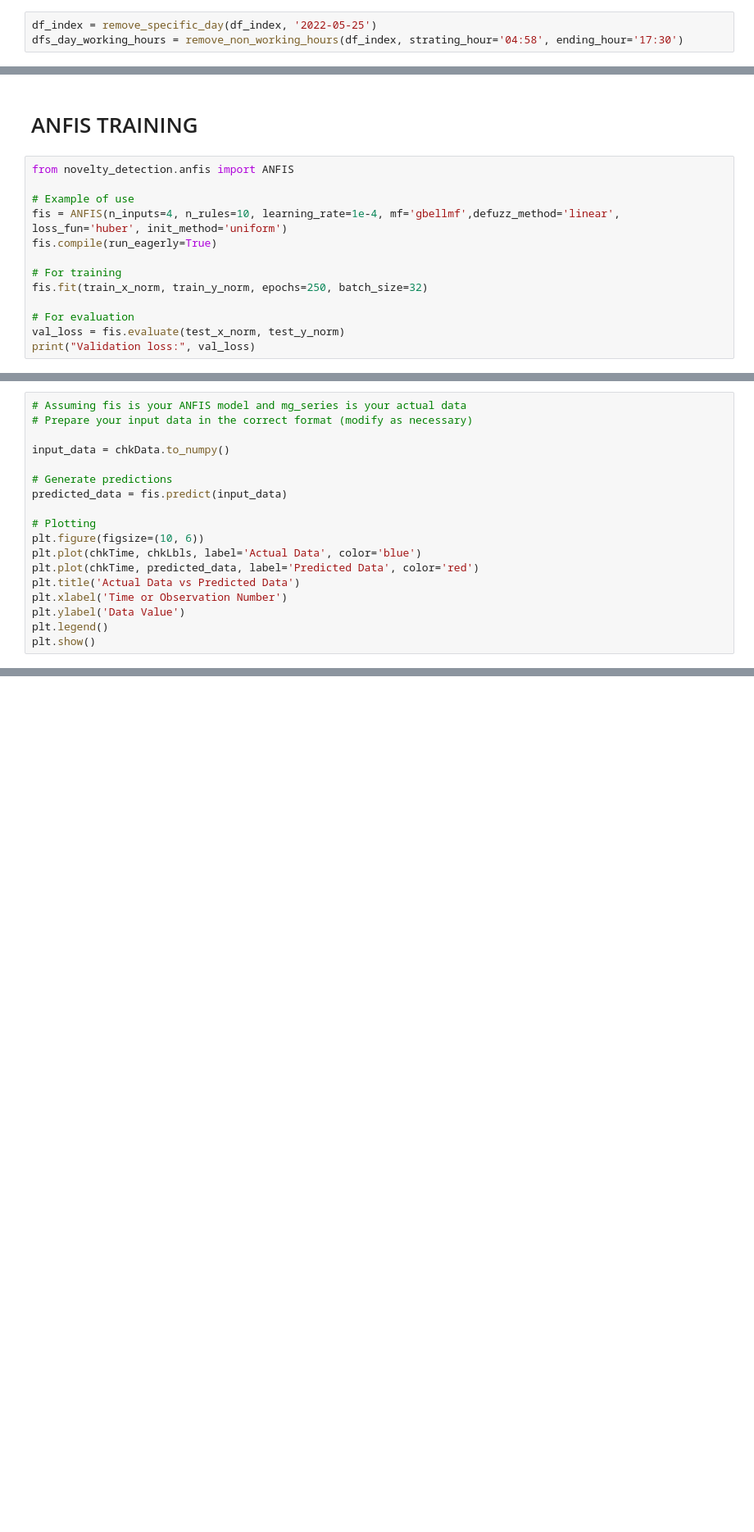
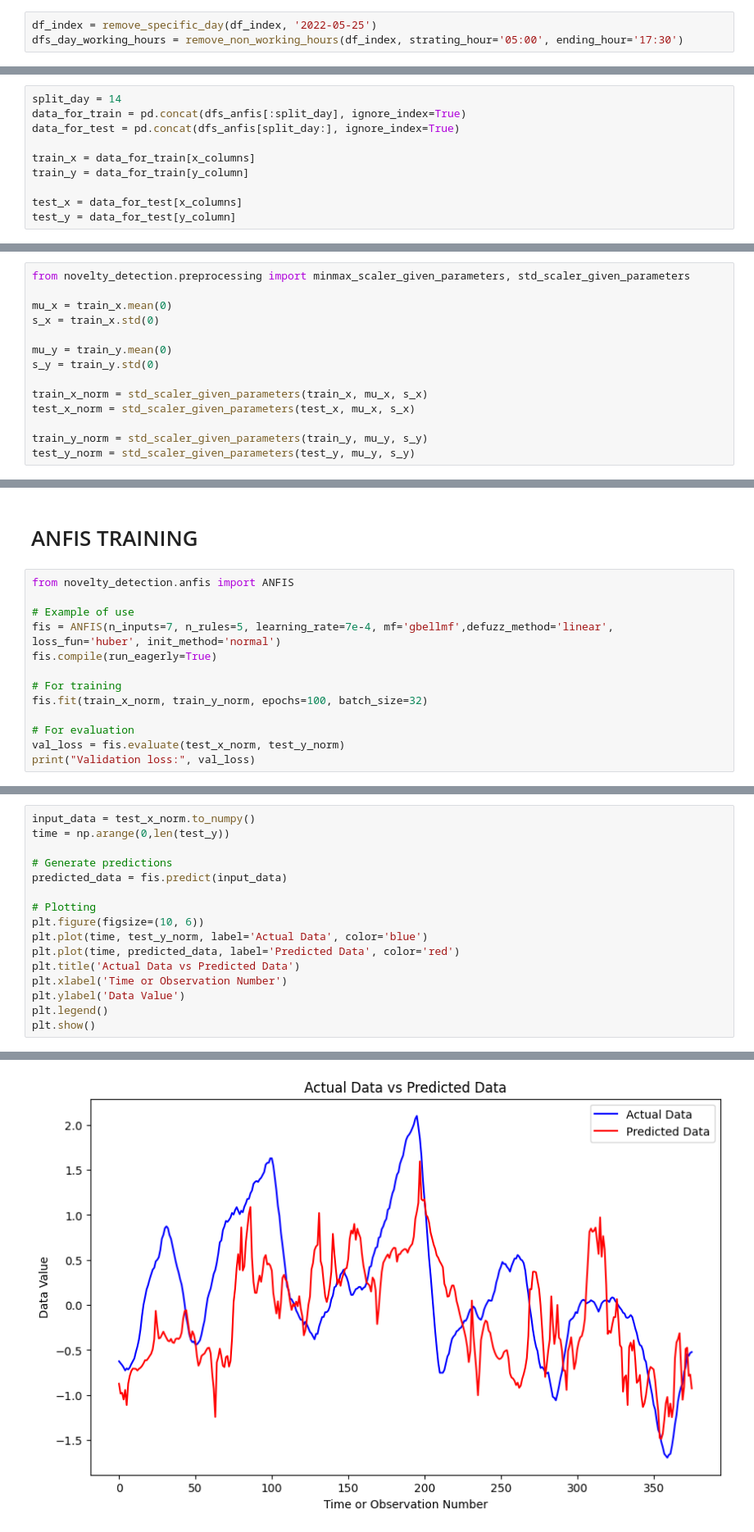
Before and after one commit to opticsensors/HVAC-predictive-control, a Jupyter notebook: notebooks/11.0-anfis-gaia-data.ipynb, the cells around one changed output, grey strips where cells are left out. Shown at 82% size. Drawn from its saved outputs; the diff is of its cells as text; blank space fills up the shorter version.

```diff
--- a/notebooks/11.0-anfis-gaia-data.ipynb
+++ b/notebooks/11.0-anfis-gaia-data.ipynb
@@ -31,7 +35,7 @@ df_index = df_index.iloc[:-30]
 We remove the day 25 of May because it was observed that it behaves differently w.r.t. the other days. We also change the ending hour to 17:30 instead of 18:30 because we want to predict the T_ret 1 hour into the future, so at 17:30 we will be predicting the T_ret at 18:30 (last working hour).
 # %%
 df_index = remove_specific_day(df_index, '2022-05-25')
-dfs_day_working_hours = remove_non_working_hours(df_index, strating_hour='04:58', ending_hour='17:30')
+dfs_day_working_hours = remove_non_working_hours(df_index, strating_hour='05:00', ending_hour='17:30')
 # %% [markdown]
 Remove index datetime
 # %%
@@ -94,2 +106,12 @@ x test shape:  (1131, 1)
+# %%
+split_day = 14
+data_for_train = pd.concat(dfs_anfis[:split_day], ignore_index=True)
+data_for_test = pd.concat(dfs_anfis[split_day:], ignore_index=True)
+
+train_x = data_for_train[x_columns]
+train_y = data_for_train[y_column]
+
+test_x = data_for_test[x_columns]
+test_y = data_for_test[y_column]
 # %% [markdown]
 # SCALING
@@ -108,0 +118,14 @@ test_x_norm = std_scaler_given_parameters(test_x, mu, s)
+# %%
+from novelty_detection.preprocessing import minmax_scaler_given_parameters, std_scaler_given_parameters
+
+mu_x = train_x.mean(0)
+s_x = train_x.std(0)
+
+mu_y = train_y.mean(0)
+s_y = train_y.std(0)
+
+train_x_norm = std_scaler_given_parameters(train_x, mu_x, s_x)
+test_x_norm = std_scaler_given_parameters(test_x, mu_x, s_x)
+
+train_y_norm = std_scaler_given_parameters(train_y, mu_y, s_y)
+test_y_norm = std_scaler_given_parameters(test_y, mu_y, s_y)
@@ -112,11 +142,11 @@ test_x_norm = std_scaler_given_parameters(test_x, mu, s)
 from novelty_detection.anfis import ANFIS
 
 # Example of use
-fis = ANFIS(n_inputs=4, n_rules=10, learning_rate=1e-4, mf='gbellmf',defuzz_method='linear', loss_fun='huber', init_method='uniform')
+fis = ANFIS(n_inputs=7, n_rules=5, learning_rate=7e-4, mf='gbellmf',defuzz_method='linear', loss_fun='huber', init_method='normal')
 fis.compile(run_eagerly=True)
 
 # For training
-fis.fit(train_x_norm, train_y_norm, epochs=250, batch_size=32)
+fis.fit(train_x_norm, train_y_norm, epochs=100, batch_size=32)
 
 # For evaluation
 val_loss = fis.evaluate(test_x_norm, test_y_norm)
@@ -124,18 +172,17 @@ print("Validation loss:", val_loss)
 # %%
-# Assuming fis is your ANFIS model and mg_series is your actual data
-# Prepare your input data in the correct format (modify as necessary)
-
-input_data = chkData.to_numpy()
+input_data = test_x_norm.to_numpy()
+time = np.arange(0,len(test_y))
 
 # Generate predictions
 predicted_data = fis.predict(input_data)
 
 # Plotting
 plt.figure(figsize=(10, 6))
-plt.plot(chkTime, chkLbls, label='Actual Data', color='blue')
-plt.plot(chkTime, predicted_data, label='Predicted Data', color='red')
+plt.plot(time, test_y_norm, label='Actual Data', color='blue')
+plt.plot(time, predicted_data, label='Predicted Data', color='red')
 plt.title('Actual Data vs Predicted Data')
 plt.xlabel('Time or Observation Number')
 plt.ylabel('Data Value')
 plt.legend()
 plt.show()
+# %% [output]
@@ -141,0 +190 @@ plt.show()
+[figure, added]
```
Also changed, not shown: parts of 28 cells of this notebook, 14 other files.
